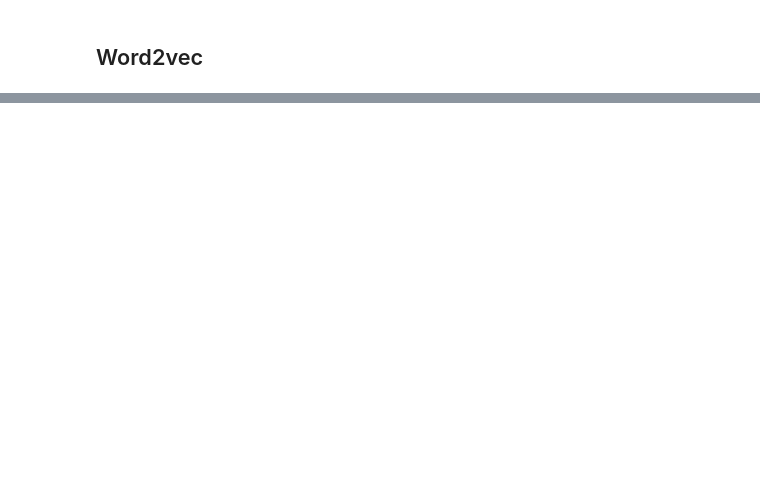
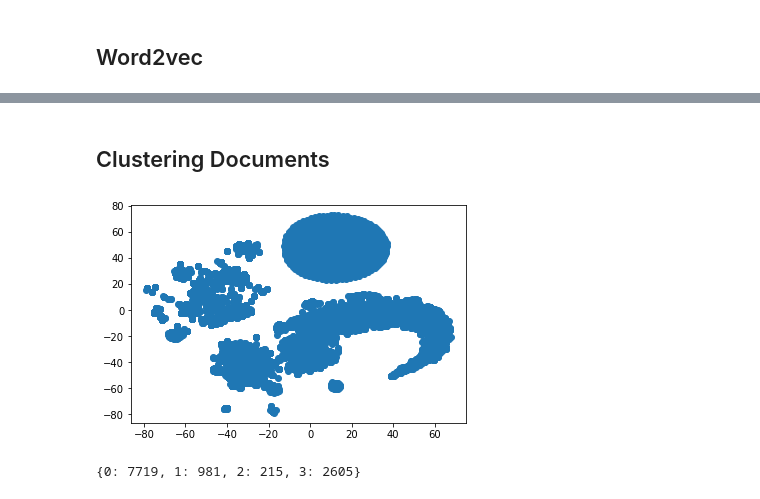
Before and after one commit to ddiveOffice/Data_Crawling, a Jupyter notebook: nlp_test.ipynb, the cells around one changed output, grey strips where cells are left out. Cells and saved outputs as stored; diff of their text form; code cells hidden in the pictures; blank space fills up the shorter version.

```diff
--- a/nlp_test.ipynb
+++ b/nlp_test.ipynb
@@ -283,0 +386,2 @@ pprint.pprint(embedding_model.most_similar(positive=["택진"], topn=50))
+# %%
+word2vec_doc_score = np.dot(similarity_matrix_df.values, tdm.values.T)
@@ -283,0 +398,2 @@ pprint.pprint(embedding_model.most_similar(positive=["택진"], topn=50))
+# %%
+word2vec_doc_score_df = pd.DataFrame(word2vec_doc_score.T, columns = list(vocabs))
@@ -283,0 +412,4 @@ pprint.pprint(embedding_model.most_similar(positive=["택진"], topn=50))
+# %%
+scaler = StandardScaler()
+wv_scaled_df = scaler.fit_transform(word2vec_doc_score_df.values)
+wv_scaled_df = pd.DataFrame(wv_scaled_df, columns = word2vec_doc_score_df.columns)
@@ -283,0 +437,17 @@ pprint.pprint(embedding_model.most_similar(positive=["택진"], topn=50))
+# %% [markdown]
+## Clustering Documents
+# %%
+import matplotlib.pyplot as plt
+from sklearn.manifold import TSNE
+
+model = TSNE(random_state= 42, learning_rate = 500)
+feature = wv_scaled_df.values
+transformed = model.fit_transform(feature)
+# %%
+xs = transformed[:,0]
+ys = transformed[:,1]
+plt.scatter(xs,ys)
+
+plt.show()
+# %% [output]
+[figure, added]
@@ -283,0 +458,5 @@ pprint.pprint(embedding_model.most_similar(positive=["택진"], topn=50))
+# %%
+unique, counts = np.unique(clusters, return_counts=True)
+dict(zip(unique, counts))
+# %% [output]
+{0: 7719, 1: 981, 2: 215, 3: 2605}
```
Also changed, not shown: parts of 50 cells of this notebook.
